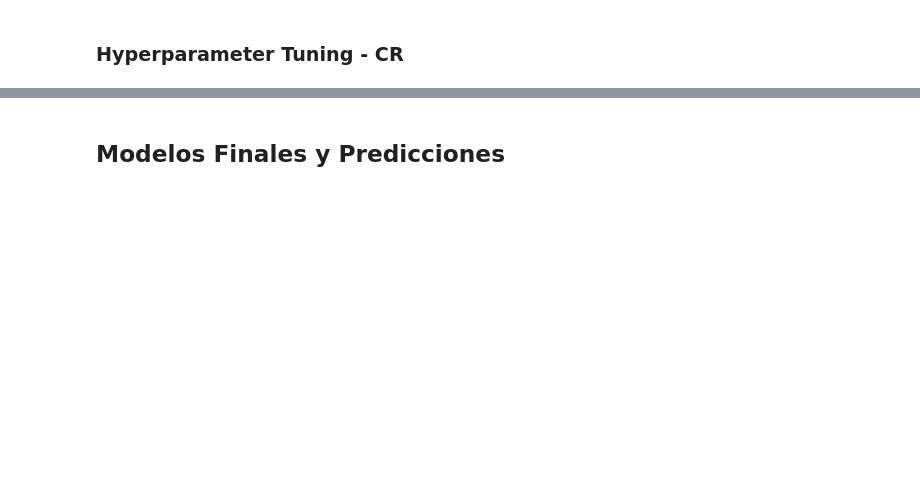
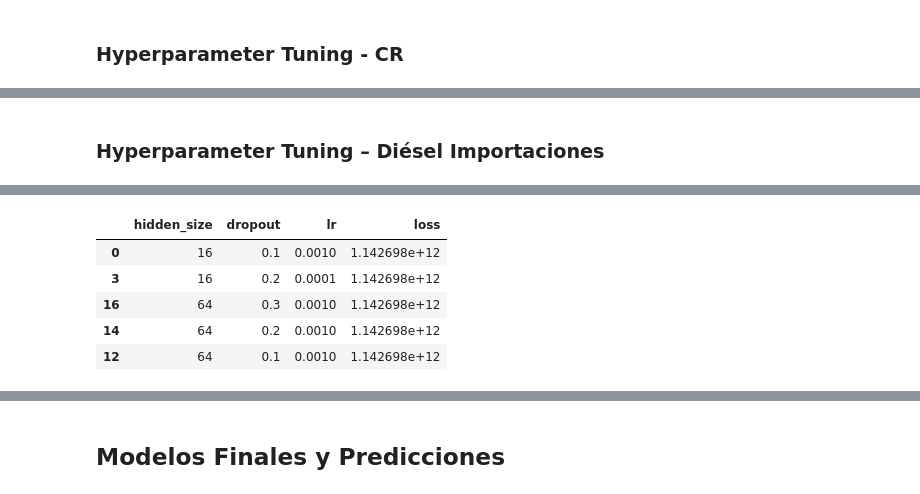
Before and after one commit to Diegoval-Dev/DC-Lab2, a Jupyter notebook: laboratorio2.ipynb, the cells around one changed output, grey strips where cells are left out. Saved outputs shown, nothing was run; the diff lists cells and outputs as text; code cells hidden in the pictures; blank space fills up the shorter version.

```diff
--- a/laboratorio2.ipynb
+++ b/laboratorio2.ipynb
@@ -376,0 +504,41 @@ Mejores hiperparámetros para CR:
+# %% [markdown]
+### Hyperparameter Tuning – Diésel Importaciones
+# %%
+hidden_sizes = [16, 32, 64]
+dropouts     = [0.1, 0.2, 0.3]
+lrs          = [1e-3, 1e-4]
+epochs_tune  = 20
+
+def tune_lstm_di_imp(hidden_size, dropout, lr):
+    model = LSTMModel(hidden_size=hidden_size, dropout=dropout).to(device)
+    opt   = torch.optim.Adam(model.parameters(), lr=lr)
+    model.train()
+    for _ in range(epochs_tune):
+        for xb, yb in loader_di_imp:
+            opt.zero_grad()
+            loss = criterion(model(xb), yb)
+            loss.backward()
+            opt.step()
+    model.eval()
+    with torch.no_grad():
+        preds = model(tensor_X_di_imp)
+        return criterion(preds, tensor_y_di_imp).item()
+
+print("Realizando hyperparameter tuning para Diésel Importaciones…")
+results_di_imp = []
+for hs in hidden_sizes:
+    for dp in dropouts:
+        for lr in lrs:
+            loss = tune_lstm_di_imp(hs, dp, lr)
+            results_di_imp.append({
+                'hidden_size': hs,
+                'dropout': dp,
+                'lr': lr,
+                'loss': loss
+            })
+            print(f"Diésel Imp | hs={hs}, dp={dp}, lr={lr} → loss={loss:.2e}")
+
+df_results_di_imp = pd.DataFrame(results_di_imp).sort_values('loss')
+print("\nMejores hiperparámetros para Diésel Importaciones:")
+display(df_results_di_imp.head())
+# %% [output]
@@ -376,0 +566,6 @@ Mejores hiperparámetros para CR:
+|  | hidden_size | dropout | lr | loss |
+| 0 | 16 | 0.1 | 0.0010 | 1.142698e+12 |
+| 3 | 16 | 0.2 | 0.0001 | 1.142698e+12 |
+| 16 | 64 | 0.3 | 0.0010 | 1.142698e+12 |
+| 14 | 64 | 0.2 | 0.0010 | 1.142698e+12 |
+| 12 | 64 | 0.1 | 0.0010 | 1.142698e+12 |
```
Also changed, not shown: parts of 35 cells of this notebook, 1 other file.
